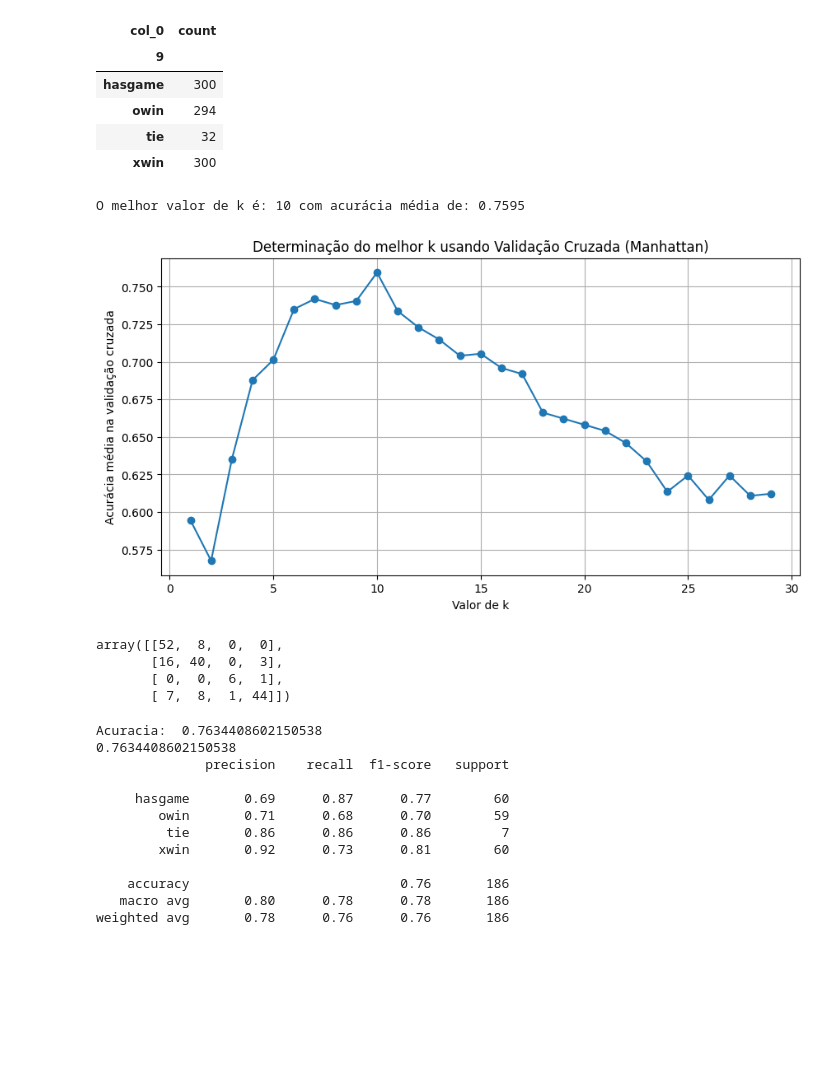
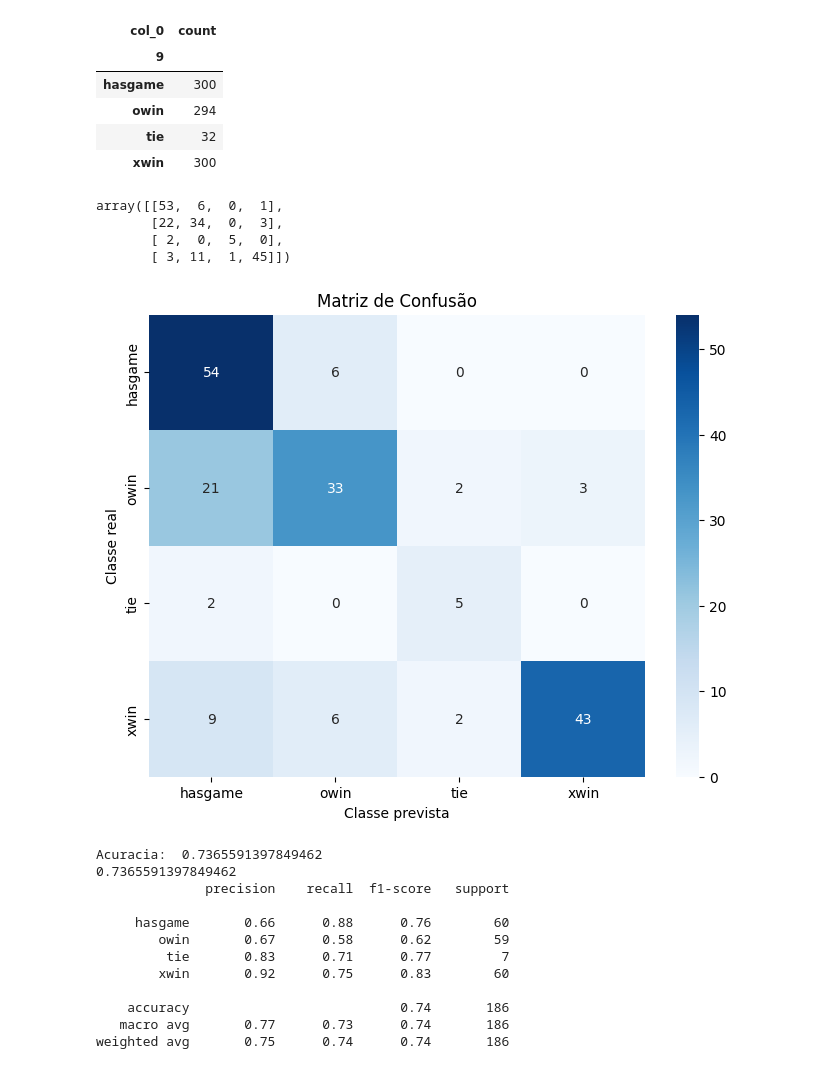
Before and after one commit to carolinaferreiraPUCRS/Inteligencia_Artifical, a Jupyter notebook: Trabalho01/k_NN.ipynb, the cells around one changed output. Drawn from its saved outputs; the diff is of its cells as text; code cells hidden in the pictures; blank space fills up the shorter version.

```diff
--- a/Trabalho01/k_NN.ipynb
+++ b/Trabalho01/k_NN.ipynb
@@ -33,7 +34,7 @@ import matplotlib.pyplot as plt
 X_train = []
 y_train = []
 
-data = pd.read_csv('./dados_finais.csv', header=None)
+data = pd.read_csv('./data/dados_finais_300.csv', header=None)
 
 X = data.iloc[:, :9]
 Y = data.iloc[:, 9]
@@ -58,46 +59,42 @@ count_scenarios
 | owin | 294 |
 | tie | 32 |
 | xwin | 300 |
-# %%
-
-# Avaliar diferentes valores de k
-k_range = range(1, 30)
-scores = []
-
-for k in k_range:
-    knn = KNeighborsClassifier(n_neighbors=k, metric='manhattan')
-    cv_scores = cross_val_score(knn, X_train, y_train, cv=10, scoring='accuracy')
-    scores.append(cv_scores.mean())
-
-# Encontrar o melhor valor de k
-optimal_k = k_range[np.argmax(scores)]
-print(f'O melhor valor de k é: {optimal_k} com acurácia média de: {max(scores):.4f}')
-
-# Plotar gráfico de desempenho
-plt.figure(figsize=(10, 5))
-plt.plot(k_range, scores, marker='o')
-plt.xlabel('Valor de k')
-plt.ylabel('Acurácia média na validação cruzada')
-plt.title('Determinação do melhor k usando Validação Cruzada (Manhattan)')
-plt.grid(True)
-plt.show()
-# %% [output]
-O melhor valor de k é: 10 com acurácia média de: 0.7595
-[figure, removed]
+# %%
+k = 7
+knn = KNeighborsClassifier(n_neighbors=k)
+
+# Train the classifier
+knn.fit(X_train, y_train)
+y_prediction = knn.predict(X_test)
+
+confusion_matrix(y_test, y_prediction, labels=['hasgame', 'owin', 'tie', 'xwin'])
+# %% [output]
+array([[53,  6,  0,  1],
+       [22, 34,  0,  3],
+       [ 2,  0,  5,  0],
+       [ 3, 11,  1, 45]])
 # %%
-k = 10
+k = 7
 knn = KNeighborsClassifier(n_neighbors=k)
 
 # Train the classifier
 knn.fit(X_train, y_train)
 
 y_prediction = knn.predict(X_test)
-confusion_matrix(y_test, y_prediction)
+mat = confusion_matrix(y_test, y_prediction, labels=['hasgame', 'owin', 'tie', 'xwin'])
+
+# Nomes bonitinhos para o eixo
+labels = ['hasgame', 'owin', 'tie', 'xwin']
+
+# Plot usando seaborn
+plt.figure(figsize=(8, 6))
+sns.heatmap(mat, annot=True, fmt='d', cmap='Blues', xticklabels=labels, yticklabels=labels)
+plt.xlabel('Classe prevista')
+plt.ylabel('Classe real')
+plt.title('Matriz de Confusão')
+plt.show()
 # %% [output]
-array([[52,  8,  0,  0],
-       [16, 40,  0,  3],
-       [ 0,  0,  6,  1],
-       [ 7,  8,  1, 44]])
+[figure, added]
 # %%
 # Usando indexação padrão para arrays NumPy
 ndtest = y_test.to_numpy()
@@ -111,15 +108,15 @@ print("Acuracia: ", acerto / len(y_prediction))
 print(accuracy_score(y_test, y_prediction))
 print(classification_report(y_test, y_prediction))
 # %% [output]
-Acuracia:  0.7634408602150538
-0.7634408602150538
+Acuracia:  0.7365591397849462
+0.7365591397849462
               precision    recall  f1-score   support
 
-     hasgame       0.69      0.87      0.77        60
-        owin       0.71      0.68      0.70        59
-         tie       0.86      0.86      0.86         7
-        xwin       0.92      0.73      0.81        60
+     hasgame       0.66      0.88      0.76        60
+        owin       0.67      0.58      0.62        59
+         tie       0.83      0.71      0.77         7
+        xwin       0.92      0.75      0.83        60
 
-    accuracy                           0.76       186
-   macro avg       0.80      0.78      0.78       186
-weighted avg       0.78      0.76      0.76       186
+    accuracy                           0.74       186
+   macro avg       0.77      0.73      0.74       186
+weighted avg       0.75      0.74      0.74       186
```
Also changed, not shown: parts of 9 cells of this notebook, 1 other file.
